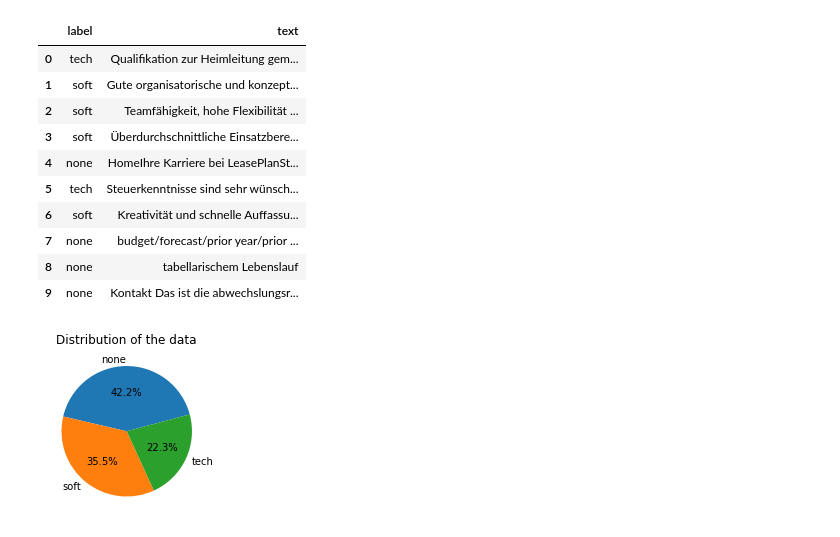
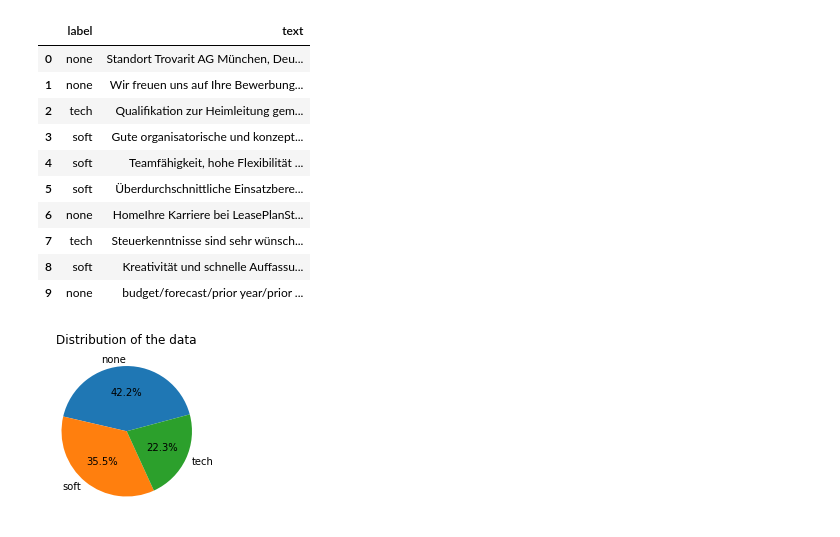
Before and after one commit to Magdiel3/CodeChallenge---TextClassification, a Jupyter notebook: textClassifier.ipynb, the cells around one changed output. Drawn from its saved outputs; the diff is of its cells as text; code cells hidden in the pictures.

```diff
--- a/textClassifier.ipynb
+++ b/textClassifier.ipynb
@@ -6,26 +6,26 @@ import spacy
 # %%
 #Spacy
 nlp = spacy.load('de_core_news_sm')
 
 #Read and format dataset
-with open("C:/Users/magdi/OneDrive/Documents/VSCode/Python/miniDataSet.json", errors='ignore') as f:
+with open('tech_soft_none.json', 'r',encoding = 'utf8', errors="ignore") as f:
     data = json.load(f)
 
 df = pd.DataFrame.from_dict(data["data"])
 
 df.head(10)
 # %% [output]
 |  | label | text |
-| 0 | tech | Qualifikation zur Heimleitung gem... |
-| 1 | soft | Gute organisatorische und konzept... |
-| 2 | soft | Teamfähigkeit, hohe Flexibilität ... |
-| 3 | soft | Überdurchschnittliche Einsatzbere... |
-| 4 | none | HomeIhre Karriere bei LeasePlanSt... |
-| 5 | tech | Steuerkenntnisse sind sehr wünsch... |
-| 6 | soft | Kreativität und schnelle Auffassu... |
-| 7 | none | budget/forecast/prior year/prior ... |
-| 8 | none | tabellarischem Lebenslauf |
-| 9 | none | Kontakt Das ist die abwechslungsr... |
+| 0 | none | Standort Trovarit AG München, Deu... |
+| 1 | none | Wir freuen uns auf Ihre Bewerbung... |
+| 2 | tech | Qualifikation zur Heimleitung gem... |
+| 3 | soft | Gute organisatorische und konzept... |
+| 4 | soft | Teamfähigkeit, hohe Flexibilität ... |
+| 5 | soft | Überdurchschnittliche Einsatzbere... |
+| 6 | none | HomeIhre Karriere bei LeasePlanSt... |
+| 7 | tech | Steuerkenntnisse sind sehr wünsch... |
+| 8 | soft | Kreativität und schnelle Auffassu... |
+| 9 | none | budget/forecast/prior year/prior ... |
 # %%
 #Plot distribution of data
 size = df.groupby("label").size().tolist()
```
Also changed, not shown: 2 other files.
